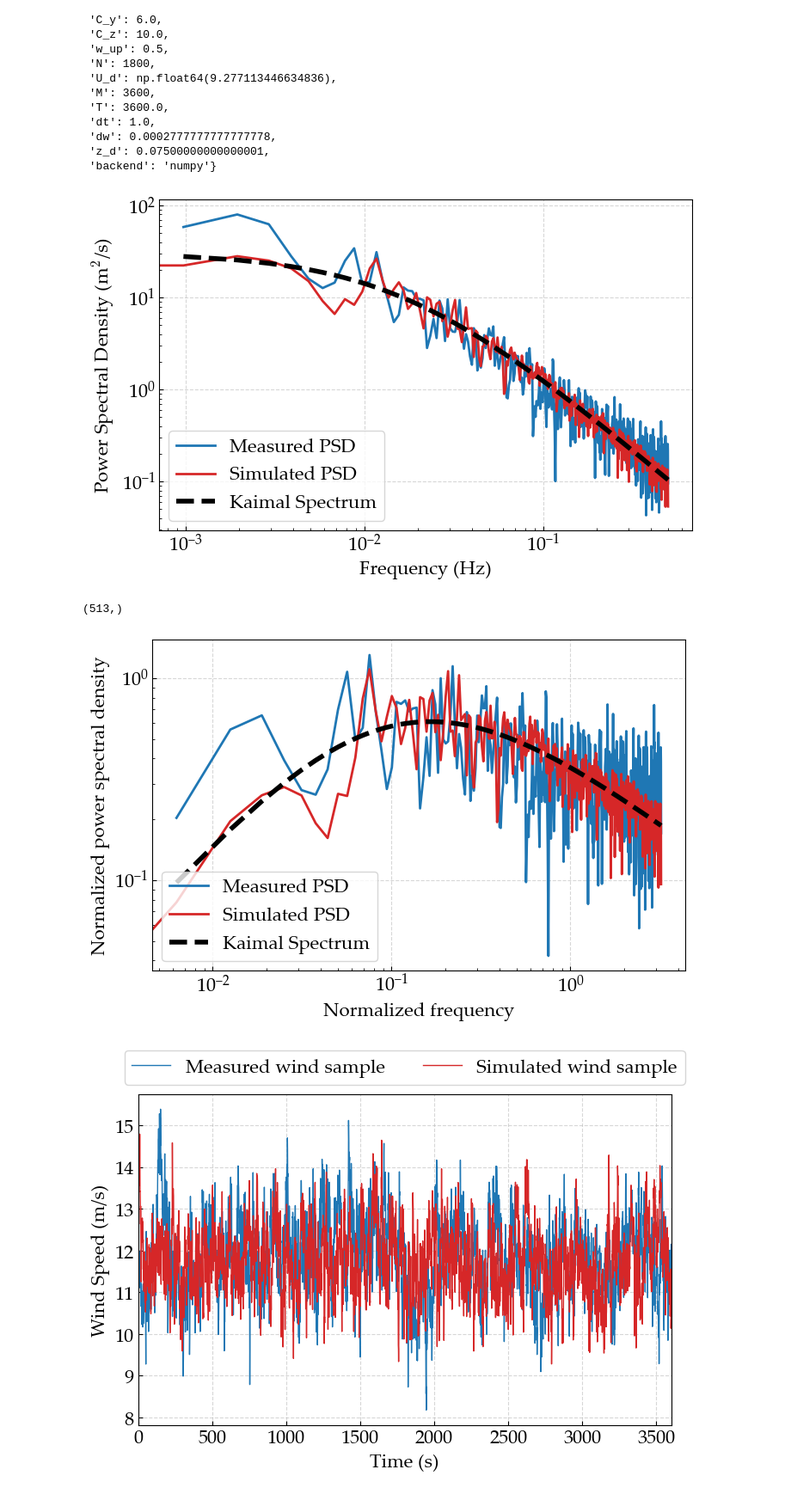
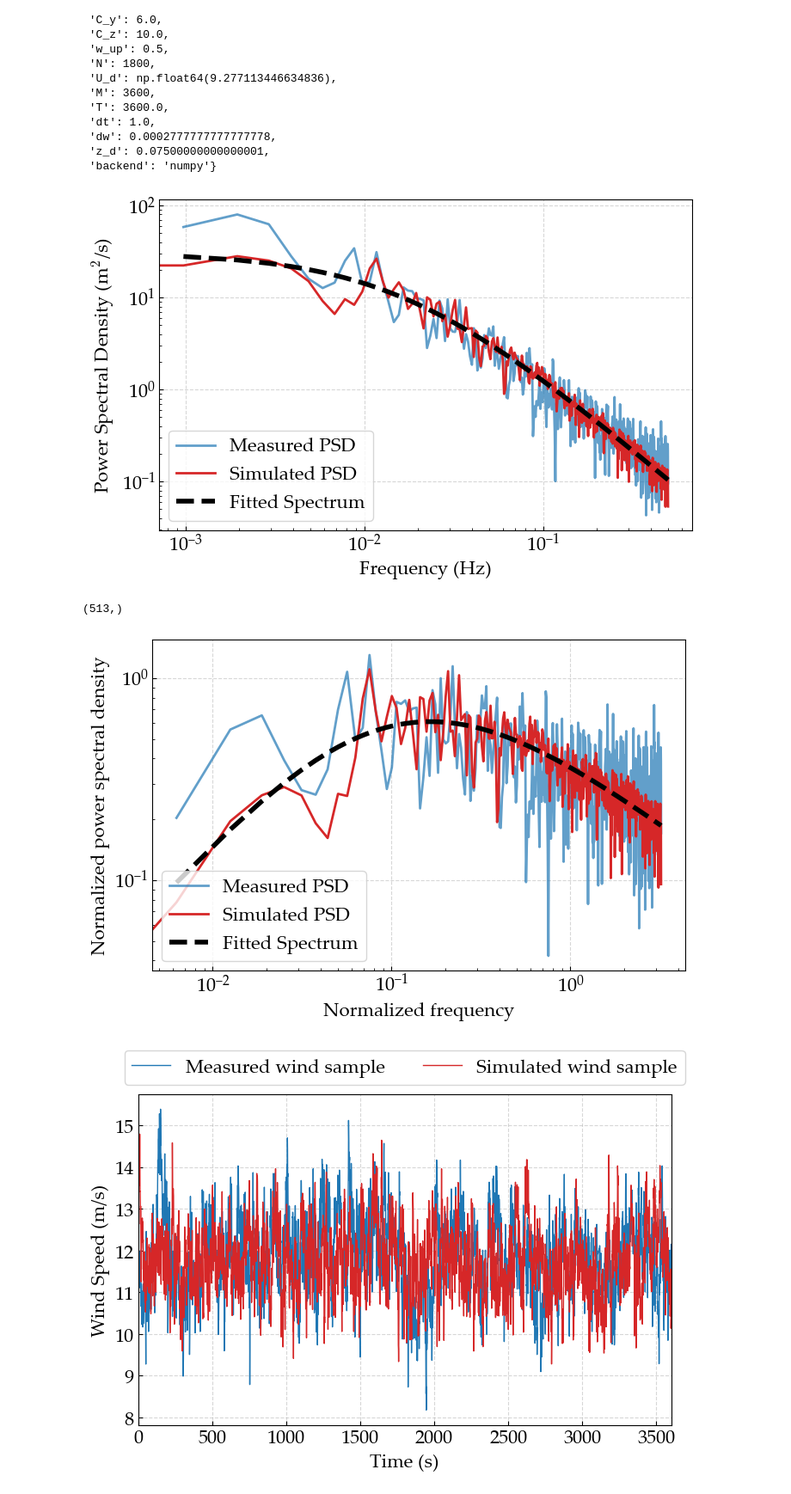
Before and after one commit to NanxiiChen/wind-simulation-GPU, a Jupyter notebook: examples/simulate_bridge_wind_customized_psd.ipynb, the cells around one changed output. Shown at 86% size. Cells and saved outputs as stored; diff of their text form; code cells hidden in the pictures.

```diff
--- a/examples/simulate_bridge_wind_customized_psd.ipynb
+++ b/examples/simulate_bridge_wind_customized_psd.ipynb
@@ -188,31 +192,31 @@ simulator.params
 # visualizer.plot_psd(samples, position[:, -1], show_num=6, show=True, component="u")
 # %%
 fig, ax = plt.subplots(1, 1, figsize=(8, 5))
-ax.loglog(frequencies, psd, label="Measured PSD", color="C0", lw=2)
+ax.loglog(frequencies, psd, label="Measured PSD", color="C0", lw=2, alpha=0.7,)
 ax.loglog(frequencies_sim, psd_sim, label="Simulated PSD", color="C3", linestyle="solid", lw=2)
-ax.loglog(frequencies, reference_psd, label="Kaimal Spectrum", color="black", linestyle="--", lw=4)
+ax.loglog(frequencies, reference_psd, label="Fitted Spectrum", color="black", linestyle="--", lw=4)
 ax.legend(loc="lower left")
 ax.set(xlabel="Frequency (Hz)", ylabel="Power Spectral Density (m$^2$/s)")
 fig.savefig("./img/bridge_wind_spectrum.pdf", bbox_inches="tight")
 fig.savefig("./img/bridge_wind_spectrum.png", bbox_inches="tight", dpi=300)
 # %% [output]
-[figure, old version]
+[figure, new version]
 # %%
 psd_sim.shape
 # %% [output]
 (513,)
 # %%
 fig, ax = plt.subplots(1, 1, figsize=(8, 5))
-ax.loglog(frequencies*z/u_bar, psd*frequencies/u_star**2, label="Measured PSD", color="C0", lw=2)
+ax.loglog(frequencies*z/u_bar, psd*frequencies/u_star**2, label="Measured PSD", color="C0", lw=2, alpha=0.7,)
 ax.loglog(frequencies_sim*z/u_bar, psd_sim*frequencies_sim/u_star**2, label="Simulated PSD", color="C3", linestyle="solid", lw=2)
-ax.loglog(frequencies*z/u_bar, reference_psd*frequencies/u_star**2, label="Kaimal Spectrum", color="black", linestyle="--", lw=4)
+ax.loglog(frequencies*z/u_bar, reference_psd*frequencies/u_star**2, label="Fitted Spectrum", color="black", linestyle="--", lw=4)
 ax.legend(loc="lower left")
 ax.set(xlabel="Normalized frequency",
          ylabel="Normalized power spectral density")
 fig.savefig("./img/bridge_wind_spectrum_norm.pdf", bbox_inches="tight")
 fig.savefig("./img/bridge_wind_spectrum_norm.png", bbox_inches="tight", dpi=300)
 # %% [output]
-[figure, old version]
+[figure, new version]
 # %%
 fig, ax = plt.subplots(1, 1, figsize=(8, 5))
 ax.plot(data[:, 0], label="Measured wind sample", color="C0", lw=1)
```
Also changed, not shown: parts of 2 cells of this notebook, 15 other files.
